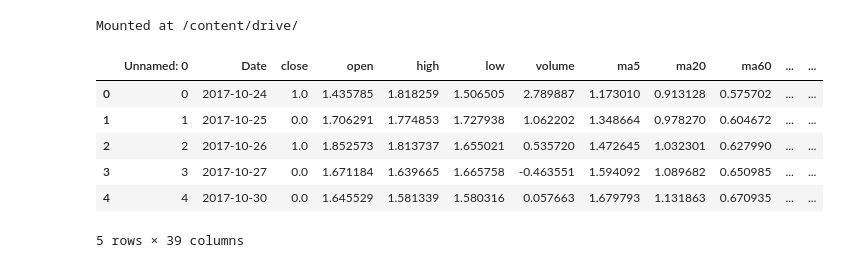
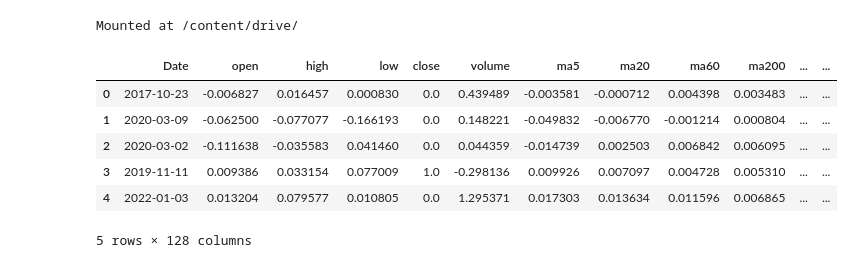
Before and after one commit to acgowda/market-flow, a Jupyter notebook: model/model_testing.ipynb, the cells around one changed output. Drawn from its saved outputs; the diff is of its cells as text; code cells hidden in the pictures.

```diff
--- a/model/model_testing.ipynb
+++ b/model/model_testing.ipynb
@@ -15,13 +15,14 @@ drive.mount('/content/drive/')
 # %% [output]
 Mounted at /content/drive/
 # %%
-df = pd.read_csv('/content/drive/Shareddrives/PIC 16B Project/stock_data3.csv')
+# df = pd.read_csv('/content/drive/Shareddrives/PIC 16B Project/stock_data3.csv')
+df = pd.read_csv('/content/drive/Shareddrives/PIC 16B Project/weekly_stock_data_large.csv')
 df.head()
 # %% [output]
-|  | Unnamed: 0 | Date | close | open | high | low | volume | ma5 | ma20 | ma60 | ... | ... |
-| 0 | 0 | 2017-10-24 | 1.0 | 1.435785 | 1.818259 | 1.506505 | 2.789887 | 1.173010 | 0.913128 | 0.575702 | ... | ... |
-| 1 | 1 | 2017-10-25 | 0.0 | 1.706291 | 1.774853 | 1.727938 | 1.062202 | 1.348664 | 0.978270 | 0.604672 | ... | ... |
-| 2 | 2 | 2017-10-26 | 1.0 | 1.852573 | 1.813737 | 1.655021 | 0.535720 | 1.472645 | 1.032301 | 0.627990 | ... | ... |
-| 3 | 3 | 2017-10-27 | 0.0 | 1.671184 | 1.639665 | 1.665758 | -0.463551 | 1.594092 | 1.089682 | 0.650985 | ... | ... |
-| 4 | 4 | 2017-10-30 | 0.0 | 1.645529 | 1.581339 | 1.580316 | 0.057663 | 1.679793 | 1.131863 | 0.670935 | ... | ... |
+|  | Date | open | high | low | close | volume | ma5 | ma20 | ma60 | ma200 | ... | ... |
+| 0 | 2017-10-23 | -0.006827 | 0.016457 | 0.000830 | 0.0 | 0.439489 | -0.003581 | -0.000712 | 0.004398 | 0.003483 | ... | ... |
+| 1 | 2020-03-09 | -0.062500 | -0.077077 | -0.166193 | 0.0 | 0.148221 | -0.049832 | -0.006770 | -0.001214 | 0.000804 | ... | ... |
+| 2 | 2020-03-02 | -0.111638 | -0.035583 | 0.041460 | 0.0 | 0.044359 | -0.014739 | 0.002503 | 0.006842 | 0.006095 | ... | ... |
+| 3 | 2019-11-11 | 0.009386 | 0.033154 | 0.077009 | 1.0 | -0.298136 | 0.009926 | 0.007097 | 0.004728 | 0.005310 | ... | ... |
+| 4 | 2022-01-03 | 0.013204 | 0.079577 | 0.010805 | 0.0 | 1.295371 | 0.017303 | 0.013634 | 0.011596 | 0.006865 | ... | ... |
-5 rows × 39 columns
+5 rows × 128 columns
```
Also changed, not shown: parts of 9 cells of this notebook.
